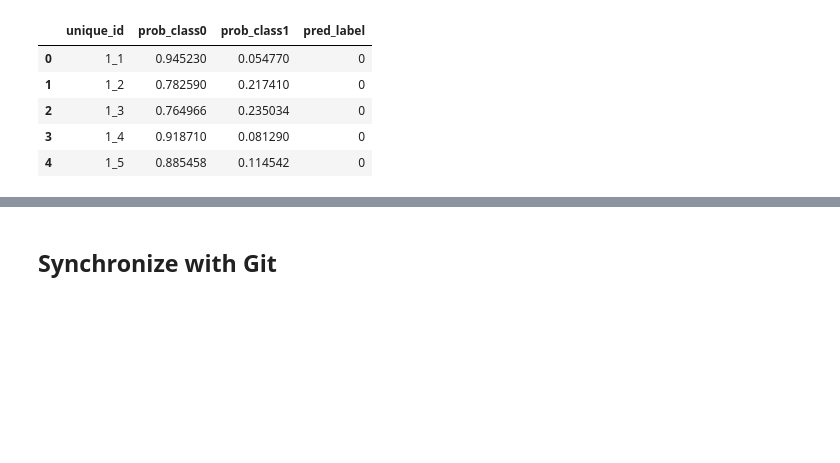
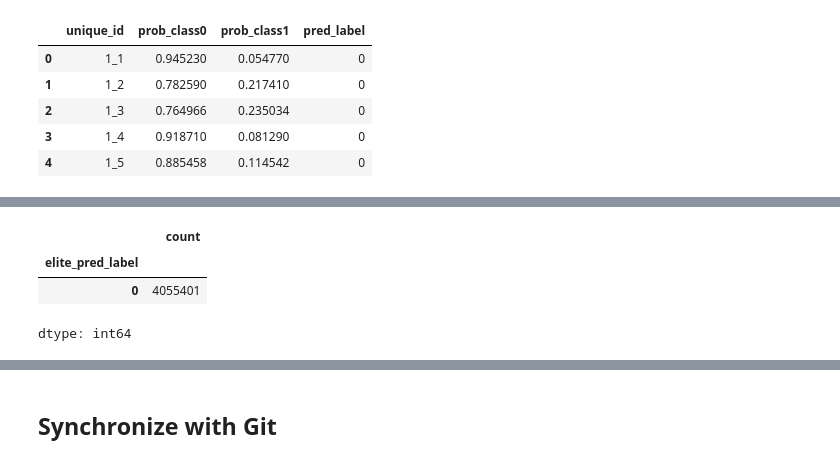
Before and after one commit to gransera/ep_populism_classification, a Jupyter notebook: notebooks/02_model_application_elite.ipynb, the cells around one changed output, grey strips where cells are left out. Cells and saved outputs as stored; diff of their text form; code cells hidden in the pictures; blank space fills up the shorter version.

```diff
--- a/notebooks/02_model_application_elite.ipynb
+++ b/notebooks/02_model_application_elite.ipynb
@@ -269,0 +281,7 @@ df_final.to_csv(output_folder / "ep_speeches_anti_elitism.csv", index=False)
+# %%
+df_final['elite_pred_label'].value_counts()
+# %% [output]
+|  | count |
+| elite_pred_label |  |
+| 0 | 4055401 |
+dtype: int64
```
Also changed, not shown: parts of 4 cells of this notebook.
